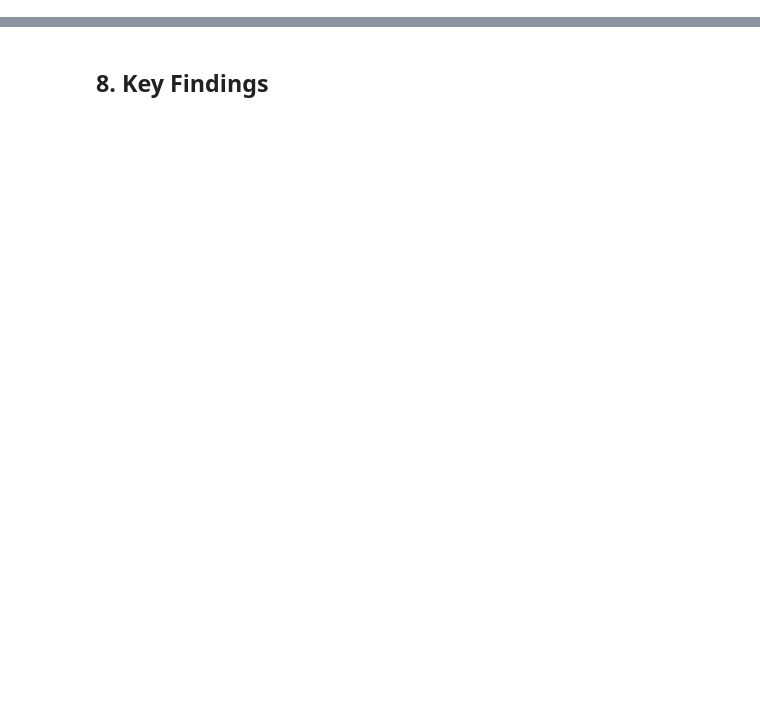
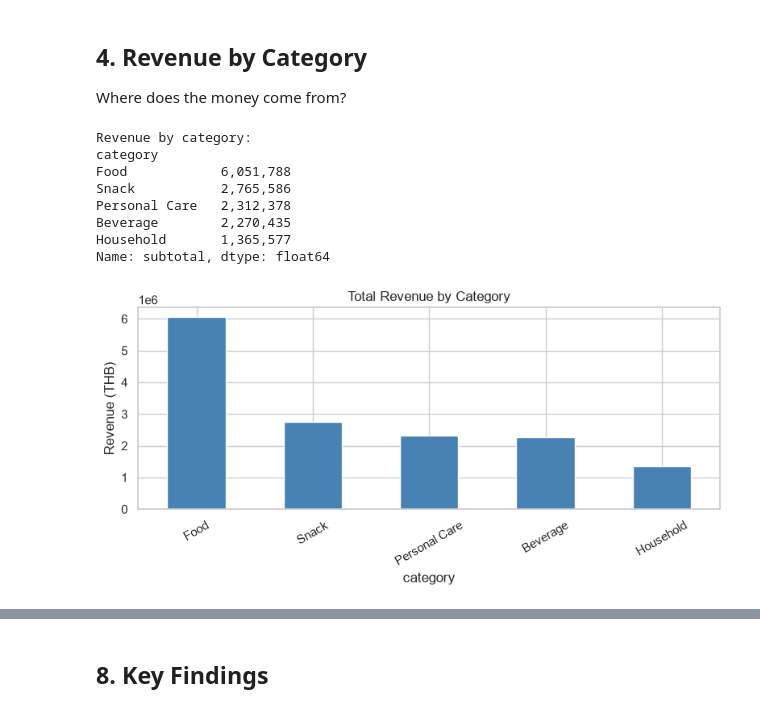
Before and after one commit to firstnapat/data-engineer-essential-code, a Jupyter notebook: 02_working_with_data/02_assignment/workshop_eda.ipynb, the cells around one changed output, grey strips where cells are left out. Saved outputs shown, nothing was run; the diff lists cells and outputs as text; code cells hidden in the pictures; blank space fills up the shorter version.

```diff
--- a/02_working_with_data/02_assignment/workshop_eda.ipynb
+++ b/02_working_with_data/02_assignment/workshop_eda.ipynb
@@ -258,0 +51,23 @@ Price vs stock correlation: -0.469
+# %%
+products    = pd.read_csv(os.path.join(RAW, 'products.csv'))
+order_items = pd.read_csv(os.path.join(RAW, 'order_items.csv'))
+orders      = pd.read_csv(os.path.join(RAW, 'orders.csv'), parse_dates=['order_date'])
+customers   = pd.read_csv(os.path.join(RAW, 'customers.csv'))
+
+products['category'] = products['category'].astype('string').str.strip()
+products = products[products['category'].notna() & (products['category'] != '') & (products['price'] > 0)]
+products = products.drop_duplicates(subset=['product_id'])
+
+order_items = order_items.drop_duplicates().query('qty > 0 and unit_price > 0').copy()
+order_items['subtotal'] = (order_items['qty'] * order_items['unit_price']).round(2)
+
+orders = orders.drop_duplicates().drop_duplicates(subset=['order_id']).copy()
+orders['status'] = orders['status'].str.strip().str.lower().replace({'canceled': 'cancelled'})
+orders = orders.query('amount > 0')
+
+customers = customers.drop_duplicates().drop_duplicates(subset=['customer_id']).copy()
+customers = customers[customers['email'].astype('string').str.contains(r'@.+\.', regex=True, na=False)]
+customers['sub_tier'] = customers['sub_tier'].str.strip().str.title()
+
+print(f"clean -> products={len(products)}, order_items={len(order_items)}, "
+      f"orders={len(orders)}, customers={len(customers)}")
@@ -258,0 +127,25 @@ Price vs stock correlation: -0.469
+# %% [markdown]
+## 4. Revenue by Category
+
+Where does the money come from?
+# %%
+by_cat = sales.groupby('category')['subtotal'].sum().sort_values(ascending=False)
+print('Revenue by category:')
+print(by_cat)
+
+by_cat.plot(kind='bar', figsize=(8, 4), color='steelblue', edgecolor='white')
+plt.title('Total Revenue by Category')
+plt.ylabel('Revenue (THB)')
+plt.xticks(rotation=30)
+plt.tight_layout()
+plt.show()
+# %% [output]
+Revenue by category:
+category
+Food            6,051,788
+Snack           2,765,586
+Personal Care   2,312,378
+Beverage        2,270,435
+Household       1,365,577
+Name: subtotal, dtype: float64
+[figure, added]
```
Also changed, not shown: parts of 45 cells of this notebook, 33 other files.
